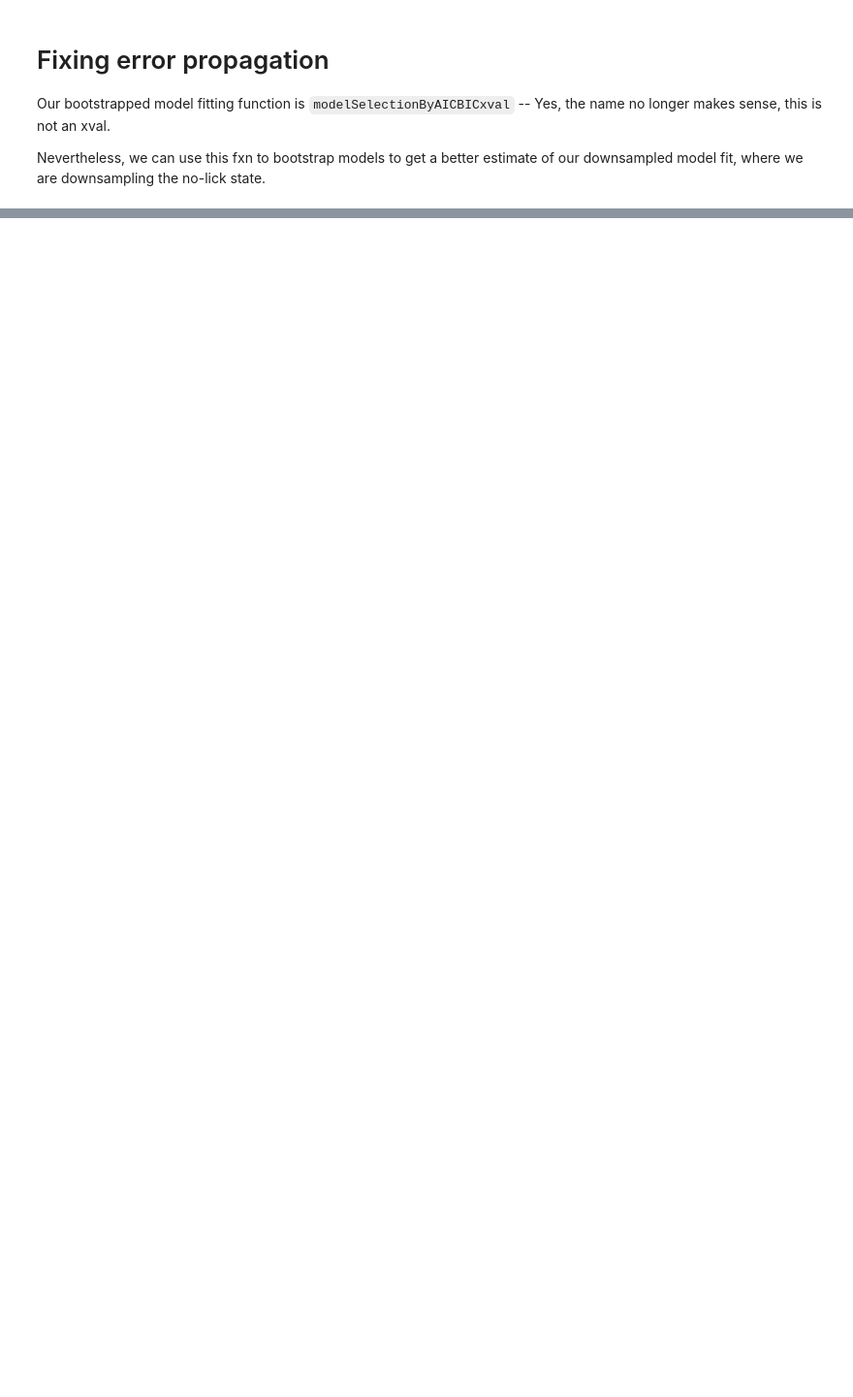
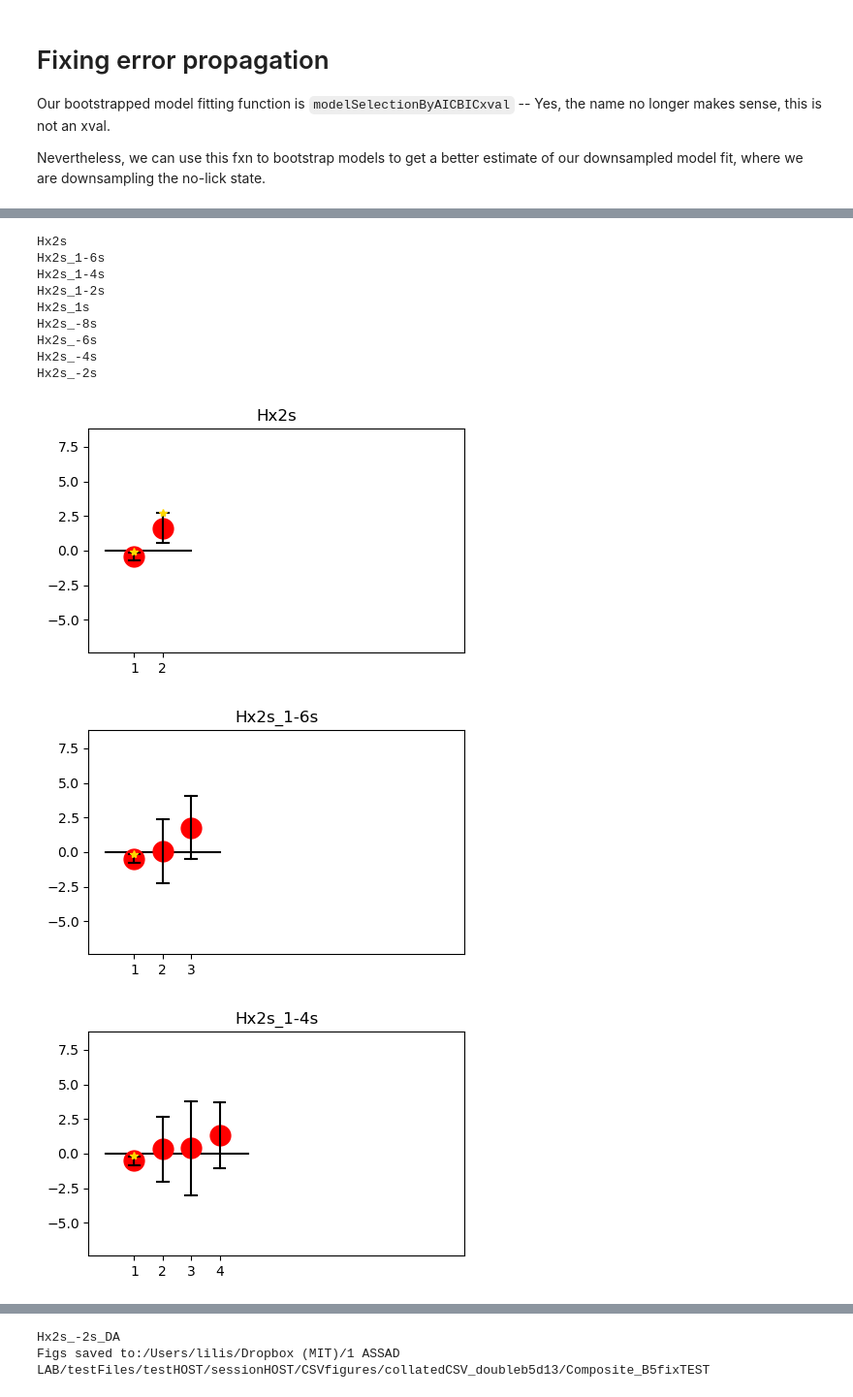
Before and after one commit to harvardschoolofmouse/HSOManalysisPackages, a Jupyter notebook: JuliaLanguage_Hierarchical_Models/2021-2-23 Fixing the autologit and timeslice models for autorun.ipynb, the cells around one changed output, grey strips where cells are left out. Shown at 97% size. Drawn from its saved outputs; the diff is of its cells as text; code cells hidden in the pictures; blank space fills up the shorter version.

```diff
--- a/JuliaLanguage_Hierarchical_Models/2021-2-23 Fixing the autologit and timeslice models for autorun.ipynb
+++ b/JuliaLanguage_Hierarchical_Models/2021-2-23 Fixing the autologit and timeslice models for autorun.ipynb
@@ -436,0 +538,2 @@ Nevertheless, we can use this fxn to bootstrap models to get a better estimate o
+# %%
+modelNames = unique(results.results[1].th_summary[1].modelName)
@@ -436,0 +552,3 @@ Nevertheless, we can use this fxn to bootstrap models to get a better estimate o
+# %%
+# ********WHY IS THIS 3x1 ARRAY??????????????
+th_summary_this_sesh = results.results[1].th_summary[1][model_indicies, :]
@@ -436,0 +562,2 @@ Nevertheless, we can use this fxn to bootstrap models to get a better estimate o
+# %%
+model_indicies = findall(x->x==modelNames[2], results.results[1].th_summary[1].modelName)
@@ -436,0 +672,15 @@ Nevertheless, we can use this fxn to bootstrap models to get a better estimate o
+# %%
+(th_summaryyy) = combine_th_across_sessions2(results, compositeSavePath, runID,"test");
+# %% [output]
+Hx2s
+Hx2s_1-6s
+Hx2s_1-4s
+Hx2s_1-2s
+Hx2s_1s
+Hx2s_-8s
+Hx2s_-6s
+Hx2s_-4s
+Hx2s_-2s
+[figure, added]
+[figure, added]
+[figure, added]
@@ -436,0 +694,2 @@ Nevertheless, we can use this fxn to bootstrap models to get a better estimate o
+Hx2s_-2s_DA
+Figs saved to:/Users/lilis/Dropbox (MIT)/1 ASSAD LAB/testFiles/testHOST/sessionHOST/CSVfigures/collatedCSV_doubleb5d13/Composite_B5fixTEST
```
Also changed, not shown: parts of 26 cells of this notebook, 4 other files.
